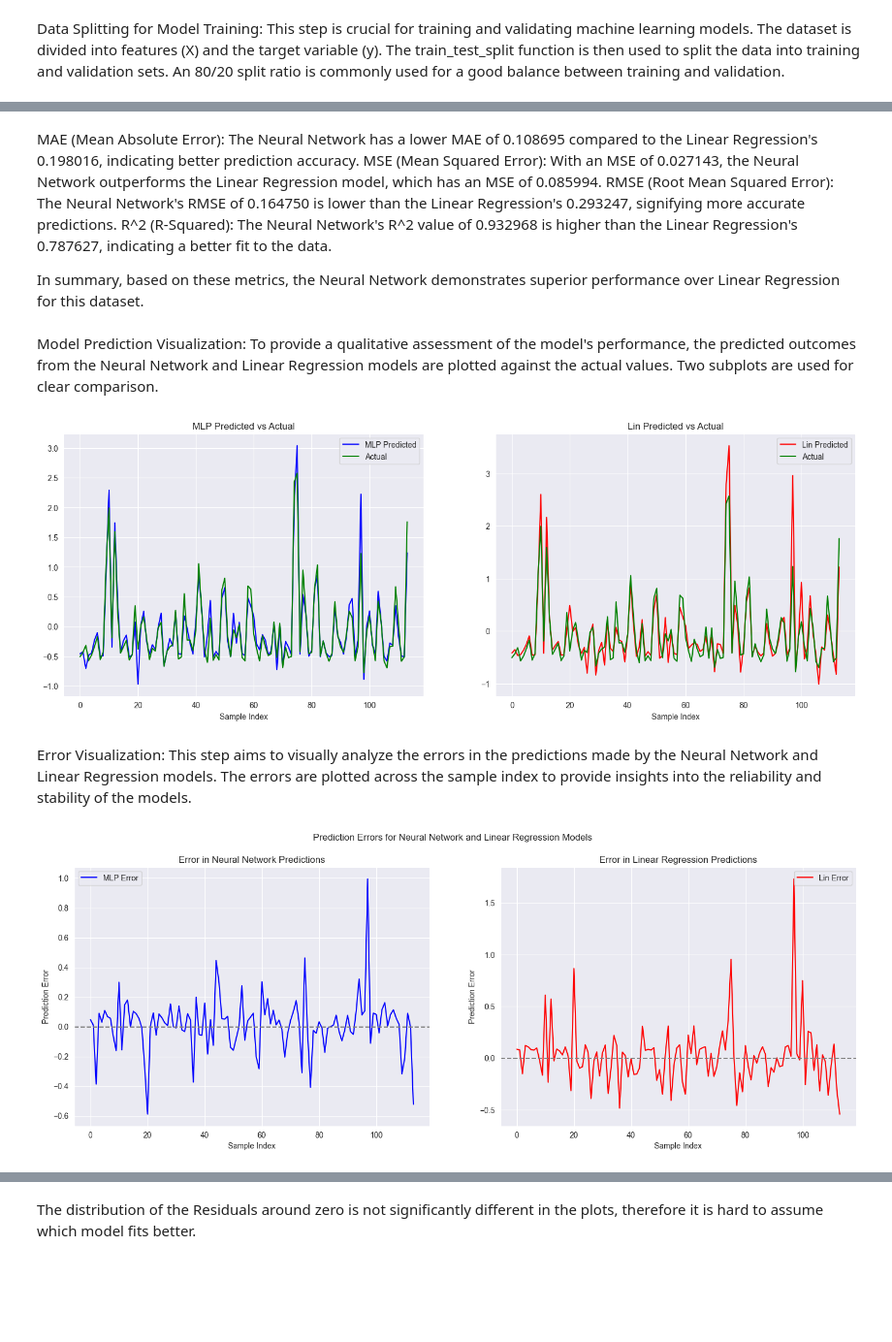
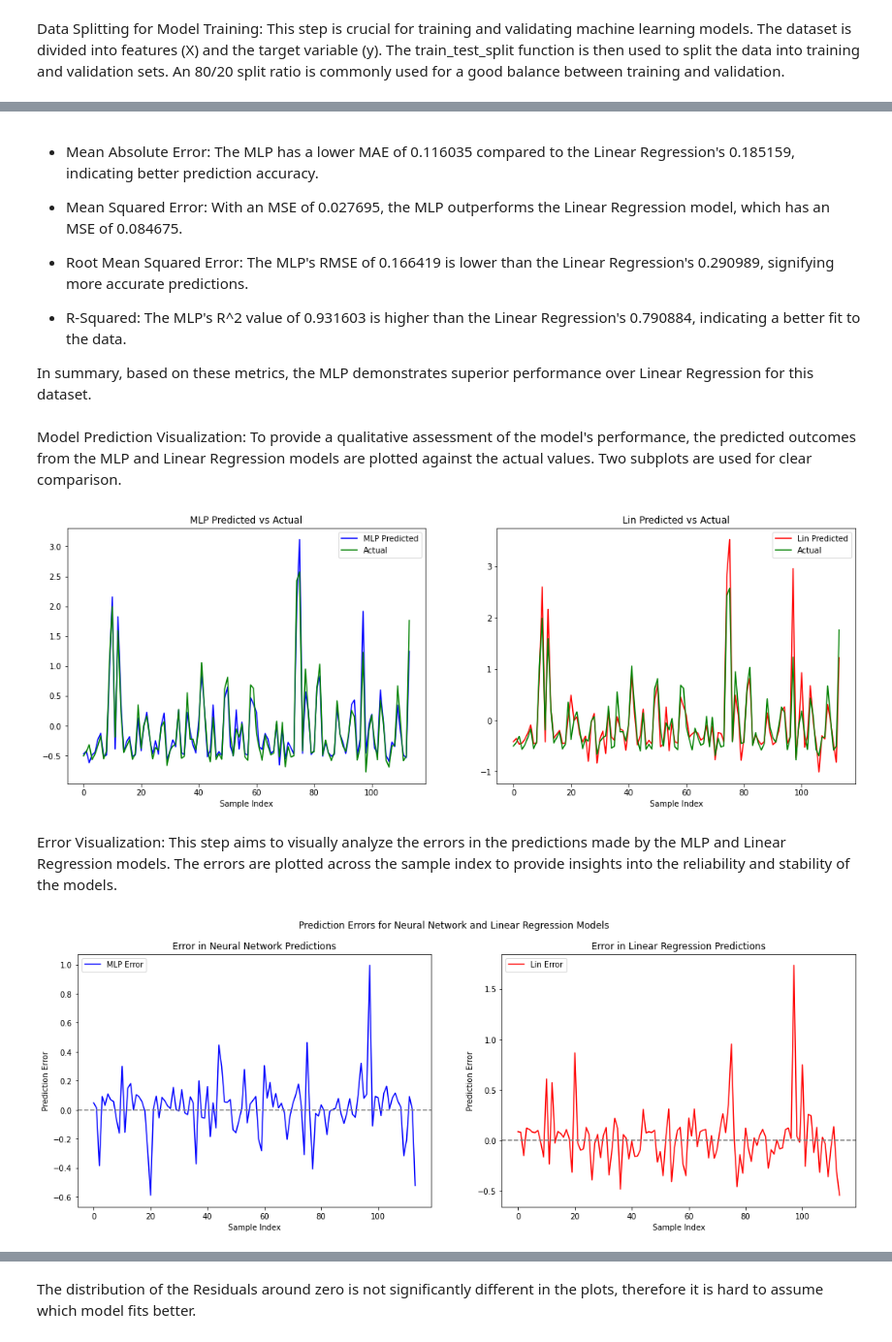
Before and after one commit to ruslanadilgereev/DHBW, a Jupyter notebook: T3M40507_Maschinelles_Lernen_und_Computational Intelligence/ML_Project_A/cycling_data.ipynb, the cells around one changed output, grey strips where cells are left out. Shown at 97% size. Cells and saved outputs as stored; diff of their text form; code cells hidden in the pictures; blank space fills up the shorter version.

```diff
--- a/T3M40507_Maschinelles_Lernen_und_Computational Intelligence/ML_Project_A/cycling_data.ipynb
+++ b/T3M40507_Maschinelles_Lernen_und_Computational Intelligence/ML_Project_A/cycling_data.ipynb
@@ -176,7 +178,7 @@ import numpy as np
 # Model Initialization and Training
 
 # Initialize the MLP Regressor and Linear Regression models
-mlp = MLPRegressor(hidden_layer_sizes=(200,), max_iter=1000, activation="relu", random_state=42)
+mlp = MLPRegressor(hidden_layer_sizes=(200, 5, 3), max_iter=1000, activation="relu", random_state=42)
 lin = LinearRegression()
 
 # Train both models using the training data
@@ -196,7 +198,7 @@ metrics = {
         np.sqrt(mean_squared_error(y_val, lin_y_pred)),
         r2_score(y_val, lin_y_pred)
     ],
-    'Neural Network': [
+    'MLP': [
         mean_absolute_error(y_val, mlp_y_pred),
         mean_squared_error(y_val, mlp_y_pred),
         np.sqrt(mean_squared_error(y_val, mlp_y_pred)),
@@ -216,23 +218,26 @@ print(df_metrics)
 # %% [markdown]
-MAE (Mean Absolute Error):
-The Neural Network has a lower MAE of 0.108695 compared to the Linear Regression's 0.198016, indicating better prediction accuracy.
-MSE (Mean Squared Error):
-With an MSE of 0.027143, the Neural Network outperforms the Linear Regression model, which has an MSE of 0.085994.
-RMSE (Root Mean Squared Error):
-The Neural Network's RMSE of 0.164750 is lower than the Linear Regression's 0.293247, signifying more accurate predictions.
-R^2 (R-Squared):
-The Neural Network's R^2 value of 0.932968 is higher than the Linear Regression's 0.787627, indicating a better fit to the data.
+- Mean Absolute Error:
+The MLP has a lower MAE of 0.116035 compared to the Linear Regression's 0.185159, indicating better prediction accuracy.
 
-In summary, based on these metrics, the Neural Network demonstrates superior performance over Linear Regression for this dataset.
+- Mean Squared Error:
+With an MSE of 0.027695, the MLP outperforms the Linear Regression model, which has an MSE of 0.084675.
+
+- Root Mean Squared Error:
+The MLP's RMSE of 0.166419 is lower than the Linear Regression's 0.290989, signifying more accurate predictions.
+
+- R-Squared:
+The MLP's R^2 value of 0.931603 is higher than the Linear Regression's 0.790884, indicating a better fit to the data.
+
+In summary, based on these metrics, the MLP demonstrates superior performance over Linear Regression for this dataset.
 # %% [markdown]
-Model Prediction Visualization: To provide a qualitative assessment of the model's performance, the predicted outcomes from the Neural Network and Linear Regression models are plotted against the actual values. Two subplots are used for clear comparison.
+Model Prediction Visualization: To provide a qualitative assessment of the model's performance, the predicted outcomes from the MLP and Linear Regression models are plotted against the actual values. Two subplots are used for clear comparison.
 # %%
 # Visualization: Comparison of Model Predictions
 
 # Create a figure with two subplots
 fig, axes = plt.subplots(nrows=1, ncols=2, figsize=(18, 6))
 
-# First subplot for Neural Network predictions
+# First subplot for MLP predictions
 axes[0].plot(mlp_y_pred, label='MLP Predicted', color='b')
 axes[0].plot(y_val.values, label='Actual', color='g')
 axes[0].set_title('MLP Predicted vs Actual')
@@ -249,38 +254,38 @@ axes[1].legend()
 # Display the plot
 plt.show()
 # %% [output]
-[figure, old version]
+[figure, new version]
 # %% [markdown]
-Error Visualization: This step aims to visually analyze the errors in the predictions made by the Neural Network and Linear Regression models. The errors are plotted across the sample index to provide insights into the reliability and stability of the models.
+Error Visualization: This step aims to visually analyze the errors in the predictions made by the MLP and Linear Regression models. The errors are plotted across the sample index to provide insights into the reliability and stability of the models.
 # %%
 # Visualization: Model Prediction Errors
 
-# Calculate the prediction errors for both Neural Network and Linear Regression
+# Calculate the prediction errors for both MLP and Linear Regression
 mlp_error = mlp_y_pred - y_val.values
 lin_error = lin_y_pred - y_val.values
 
 # Create a figure with two subplots
 fig, axes = plt.subplots(nrows=1, ncols=2, figsize=(18, 6))
 
-# First subplot for Neural Network prediction errors
+# First subplot for MLP prediction errors
 axes[0].plot(mlp_error, label='MLP Error', color='b')
 axes[0].axhline(0, color='gray', linestyle='--')  # Add horizontal line at y=0
-axes[0].set_title('Error in Neural Network Predictions')
+axes[0].set_title('Error in MLP Predictions')
 axes[0].set_xlabel('Sample Index')
 axes[0].set_ylabel('Prediction Error')
 axes[0].legend()
 
 # Second subplot for Linear Regression prediction errors
 axes[1].plot(lin_error, label='Lin Error', color='r')
 axes[1].axhline(0, color='gray', linestyle='--')  # Add horizontal line at y=0
 axes[1].set_title('Error in Linear Regression Predictions')
 axes[1].set_xlabel('Sample Index')
 axes[1].set_ylabel('Prediction Error')
 axes[1].legend()
 
 # Add overall title and display the plot
-fig.suptitle('Prediction Errors for Neural Network and Linear Regression Models')
+fig.suptitle('Prediction Errors for MLP and Linear Regression Models')
 plt.show()
 # %% [output]
-[figure, old version]
+[figure, new version]
 # %% [markdown]
```
Also changed, not shown: parts of 19 cells of this notebook.
